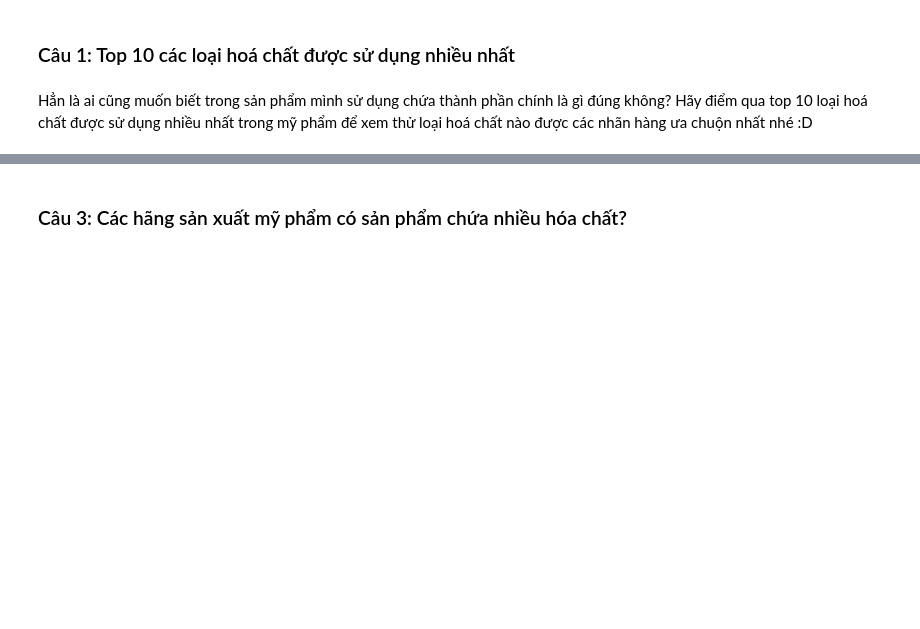
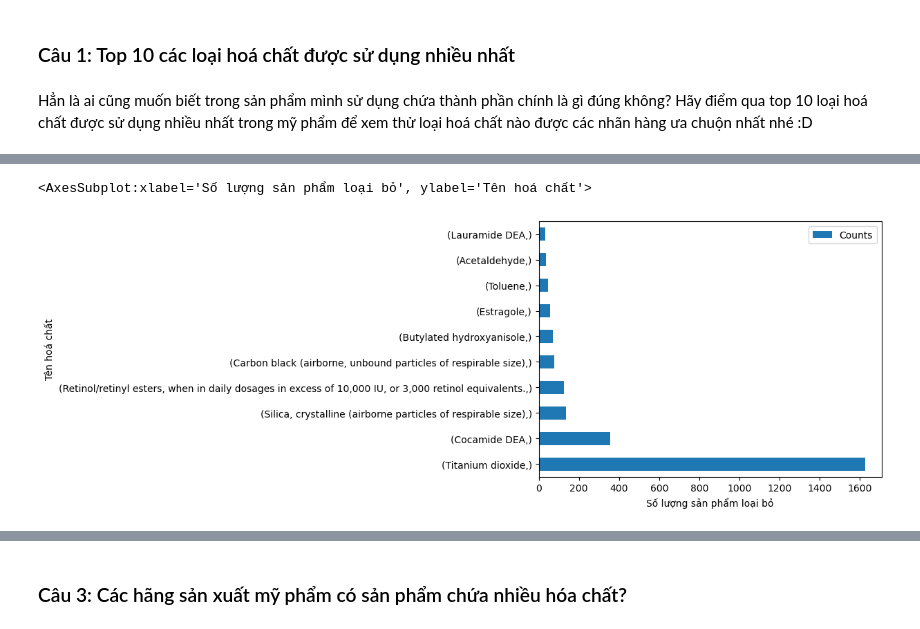
Before and after one commit to giaphupham/LT4KHDL-DATHCK, a Jupyter notebook: source/nhom15.ipynb, the cells around one changed output, grey strips where cells are left out. Drawn from its saved outputs; the diff is of its cells as text; code cells hidden in the pictures; blank space fills up the shorter version.

```diff
--- a/TongHop.ipynb
+++ b/source/nhom15.ipynb
@@ -313,0 +332,2 @@ Silica được sử dụng trong các sản phẩm dưỡng ẩm, kem chống n
+# %%
+RemovedChemical_df = RemovedChemical_df[['ChemicalName']]
@@ -313,0 +336,3 @@ Silica được sử dụng trong các sản phẩm dưỡng ẩm, kem chống n
+# %%
+top_10_removed = RemovedChemical_df.value_counts(ascending=False).head(10).to_frame('Counts')
+display(top_10_removed)
@@ -313,0 +352,5 @@ Silica được sử dụng trong các sản phẩm dưỡng ẩm, kem chống n
+# %%
+top_10_removed.plot.barh(ylabel='Tên hoá chất',xlabel='Số lượng sản phẩm loại bỏ')
+# %% [output]
+<AxesSubplot:xlabel='Số lượng sản phẩm loại bỏ', ylabel='Tên hoá chất'>
+[figure, added]
```
Also changed, not shown: parts of 29 cells of this notebook, 2 other files.
